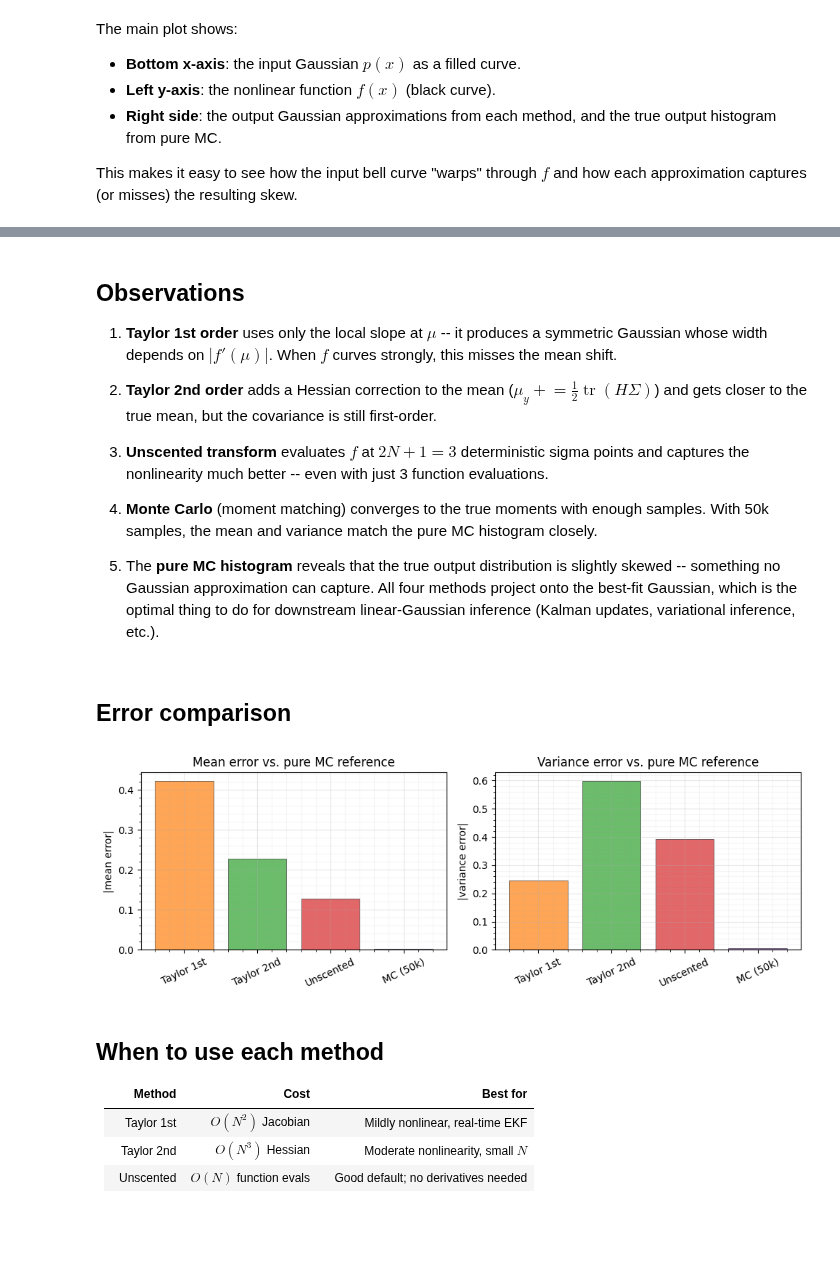
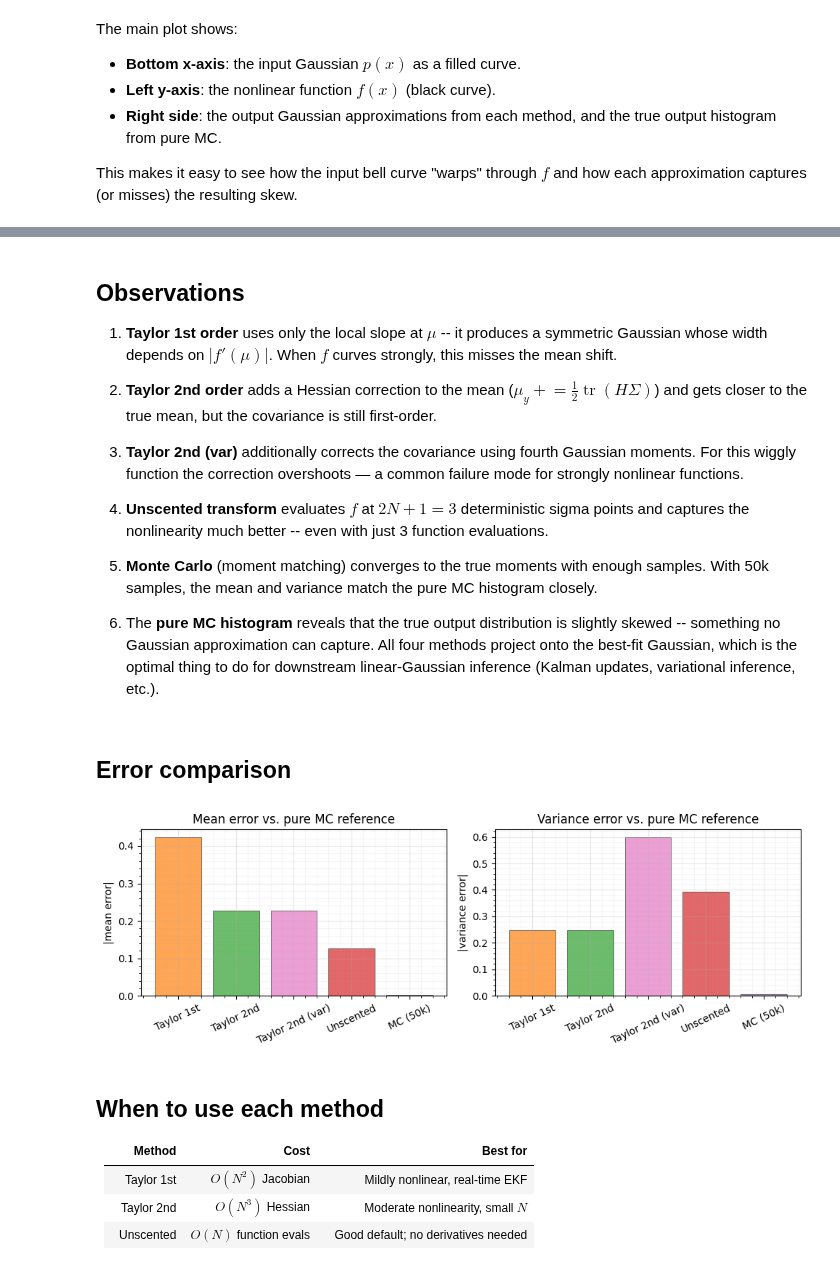
Before and after one commit to jejjohnson/gaussx, a Jupyter notebook: docs/notebooks/uncertainty_propagation.ipynb, the cells around one changed output, grey strips where cells are left out. Drawn from its saved outputs; the diff is of its cells as text; code cells hidden in the pictures; blank space fills up the shorter version.

```diff
--- a/docs/notebooks/uncertainty_propagation.ipynb
+++ b/docs/notebooks/uncertainty_propagation.ipynb
@@ -192,9 +201,13 @@ filtering" in GP dynamics models (Deisenroth & Rasmussen, 2011).
 taylor1 = gaussx.TaylorIntegrator(order=1)
 res_t1 = taylor1.integrate(lambda x: jnp.atleast_1d(f_nonlinear(x[0])), state)
 
-# --- Taylor 2nd order ---
+# --- Taylor 2nd order (mean correction only, default) ---
 taylor2 = gaussx.TaylorIntegrator(order=2)
 res_t2 = taylor2.integrate(lambda x: jnp.atleast_1d(f_nonlinear(x[0])), state)
+
+# --- Taylor 2nd order (mean + variance correction) ---
+taylor2v = gaussx.TaylorIntegrator(order=2, correct_variance=True)
+res_t2v = taylor2v.integrate(lambda x: jnp.atleast_1d(f_nonlinear(x[0])), state)
 
 # --- Unscented transform ---
 ut = gaussx.UnscentedIntegrator(alpha=1.0, beta=2.0, kappa=0.0)
@@ -221,6 +234,7 @@ def _moments(res):
 methods = {
     "Taylor 1st": _moments(res_t1),
     "Taylor 2nd": _moments(res_t2),
+    "Taylor 2nd (var)": _moments(res_t2v),
     "Unscented": _moments(res_ut),
     "MC (50k)": _moments(res_mc),
     "Pure MC (200k)": (float(pure_mc_mean), float(pure_mc_var)),
@@ -286,7 +301,7 @@ ax.text(
 )
 
 # --- Output distributions (horizontal Gaussians) ---
-colours = ["C1", "C2", "C3", "C4", "C5"]
+colours = ["C1", "C2", "C6", "C3", "C4", "C5"]
 x_right = 4.2
 width = 1.0
 
@@ -326,7 +341,7 @@ for i, (name, (m, v)) in enumerate(methods.items()):
     )
 
 # --- Pure MC histogram (faint, behind the Gaussians) ---
-hist_x_pos = x_right + 4 * 0.9
+hist_x_pos = x_right + 5 * 0.9
 counts, bin_edges = jnp.histogram(y_samples, bins=80, density=True)
 bin_centres = 0.5 * (bin_edges[:-1] + bin_edges[1:])
 hist_scaled = counts / counts.max() * width
@@ -361,7 +376,7 @@ ax.text(
 )
 
 # --- Formatting ---
-ax.set_xlim(-4, x_right + 5 * 0.9 + 1.5)
+ax.set_xlim(-4, x_right + 6 * 0.9 + 1.5)
 ax.set_ylim(y_base - 0.4, 4.0)
 ax.set_xlabel("x", fontsize=12)
 ax.set_ylabel("y = f(x)", fontsize=12)
@@ -389,15 +404,19 @@ plt.show()
    ($\mu_y \mathrel{+}= \tfrac{1}{2}\operatorname{tr}(H \Sigma)$) and gets
    closer to the true mean, but the covariance is still first-order.
 
-3. **Unscented transform** evaluates $f$ at $2N{+}1=3$ deterministic sigma
+3. **Taylor 2nd (var)** additionally corrects the covariance using fourth
+   Gaussian moments. For this wiggly function the correction overshoots —
+   a common failure mode for strongly nonlinear functions.
+
+4. **Unscented transform** evaluates $f$ at $2N{+}1=3$ deterministic sigma
    points and captures the nonlinearity much better -- even with just 3
    function evaluations.
 
-4. **Monte Carlo** (moment matching) converges to the true moments with
+5. **Monte Carlo** (moment matching) converges to the true moments with
    enough samples. With 50k samples, the mean and variance match the pure
    MC histogram closely.
 
-5. The **pure MC histogram** reveals that the true output distribution is
+6. The **pure MC histogram** reveals that the true output distribution is
    slightly skewed -- something no Gaussian approximation can capture.
    All four methods project onto the best-fit Gaussian, which is the
    optimal thing to do for downstream linear-Gaussian inference (Kalman
@@ -412,7 +431,7 @@ fig, axes = plt.subplots(1, 2, figsize=(10, 3.5))
 names = list(methods.keys())[:-1]
 mean_errors = [abs(methods[n][0] - ref_mean) for n in names]
 var_errors = [abs(methods[n][1] - ref_var) for n in names]
-colours_bar = colours[:4]
+colours_bar = colours[:5]
 
 axes[0].bar(
     names,
@@ -420,34 +439,34 @@ axes[0].bar(
     color=colours_bar,
     alpha=0.7,
     edgecolor="k",
     lw=0.5,
 )
 axes[0].set_ylabel("|mean error|")
 axes[0].set_title("Mean error vs. pure MC reference")
 axes[0].tick_params(axis="x", rotation=25)
 axes[0].grid(True, which="major", alpha=0.3)
 axes[0].grid(True, which="minor", alpha=0.1)
 axes[0].minorticks_on()
 
 axes[1].bar(
     names,
     var_errors,
     color=colours_bar,
     alpha=0.7,
     edgecolor="k",
     lw=0.5,
 )
 axes[1].set_ylabel("|variance error|")
 axes[1].set_title("Variance error vs. pure MC reference")
 axes[1].tick_params(axis="x", rotation=25)
 axes[1].grid(True, which="major", alpha=0.3)
 axes[1].grid(True, which="minor", alpha=0.1)
 axes[1].minorticks_on()
 
 plt.tight_layout()
 plt.show()
 # %% [output]
-[figure, old version]
+[figure, new version]
 # %% [markdown]
 ## When to use each method
 
```
Also changed, not shown: parts of 5 cells of this notebook, 10 other files.
